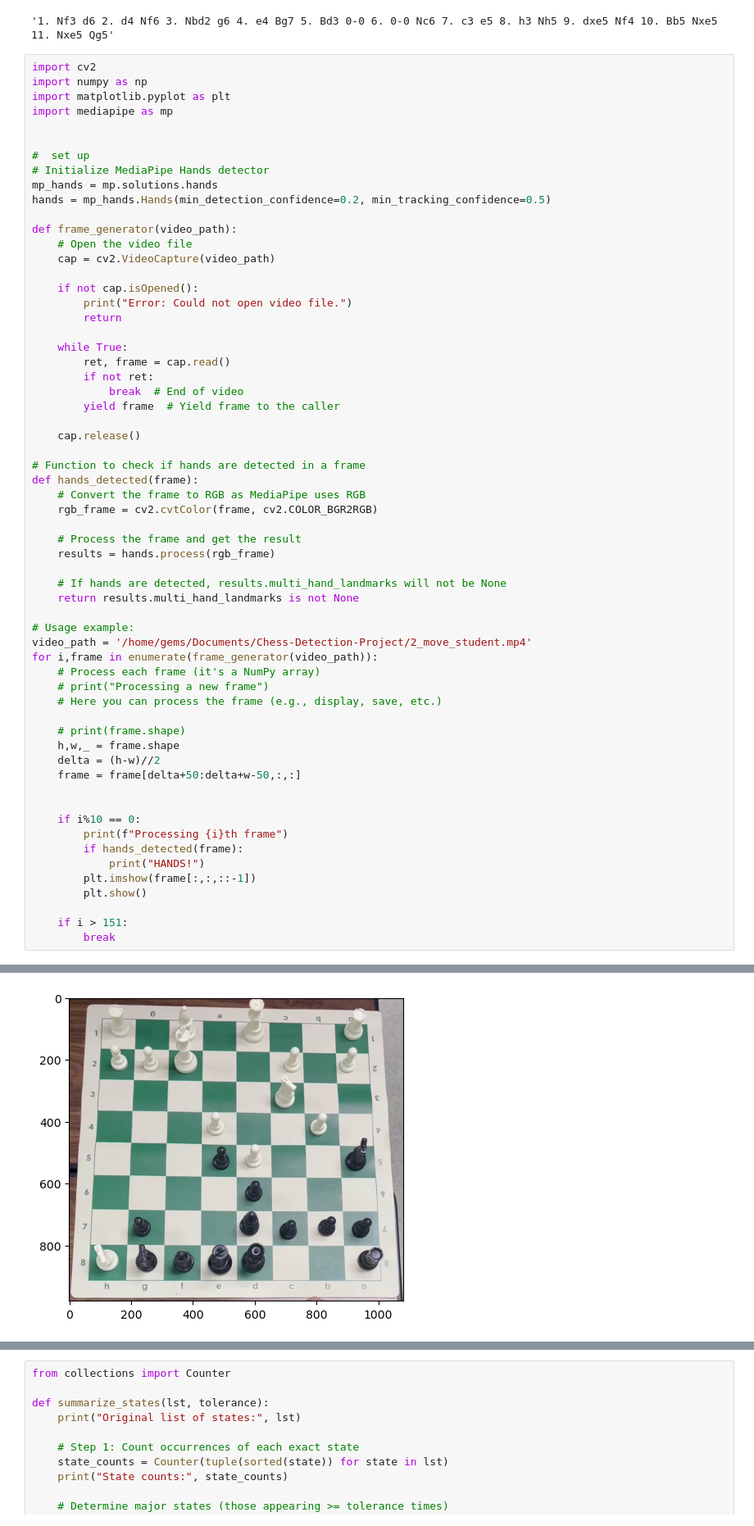
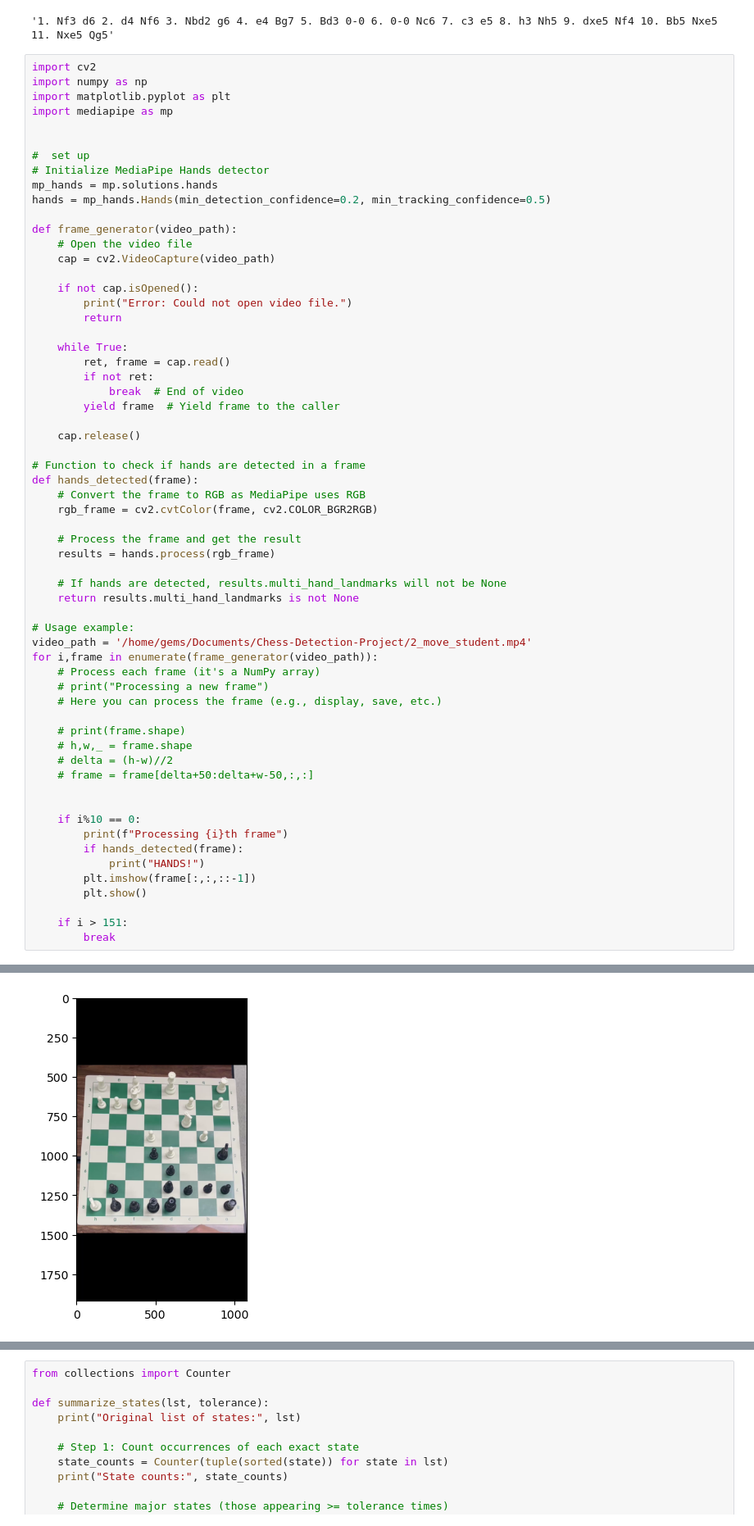
Before and after one commit to GemsLoveNLP/Chess-Detection-Project, a Jupyter notebook: experiments/_.ipynb, the cells around one changed output, grey strips where cells are left out. Shown at 82% size. Saved outputs shown, nothing was run; the diff lists cells and outputs as text.

```diff
--- a/experiments/_.ipynb
+++ b/experiments/_.ipynb
@@ -136,9 +136,9 @@ for i,frame in enumerate(frame_generator(video_path)):
     # Here you can process the frame (e.g., display, save, etc.)
 
     # print(frame.shape)
-    h,w,_ = frame.shape
-    delta = (h-w)//2
-    frame = frame[delta+50:delta+w-50,:,:]
+    # h,w,_ = frame.shape
+    # delta = (h-w)//2
+    # frame = frame[delta+50:delta+w-50,:,:]
 
 
     if i%10 == 0:
@@ -157,2 +159,2 @@ W0000 00:00:1733732310.692579   15580 inference_feedback_manager.cc:114] Feedbac
-[figure, old version]
+[figure, new version]
 Processing 10th frame
```
Also changed, not shown: parts of 1 cell of this notebook, 2 other files.
